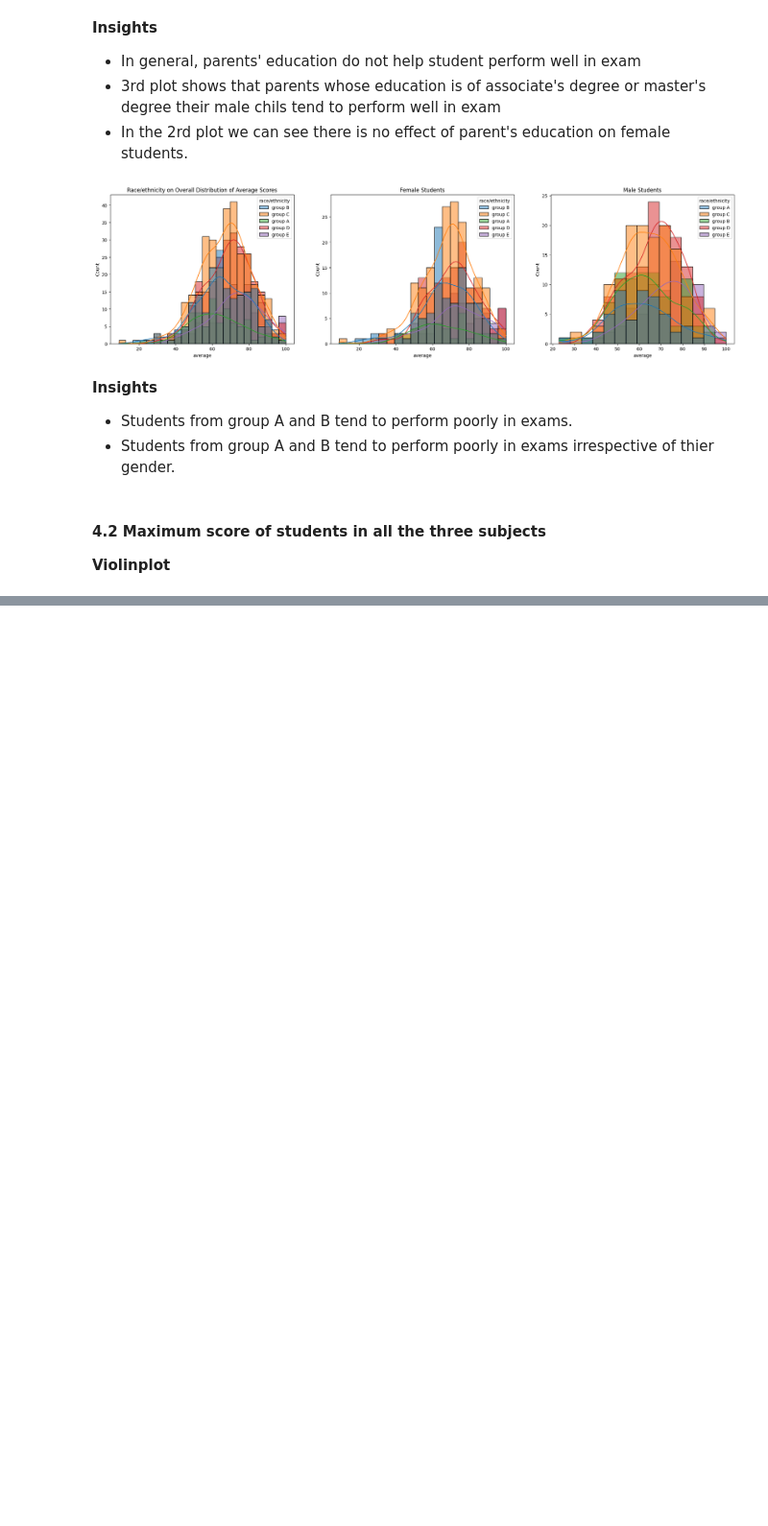
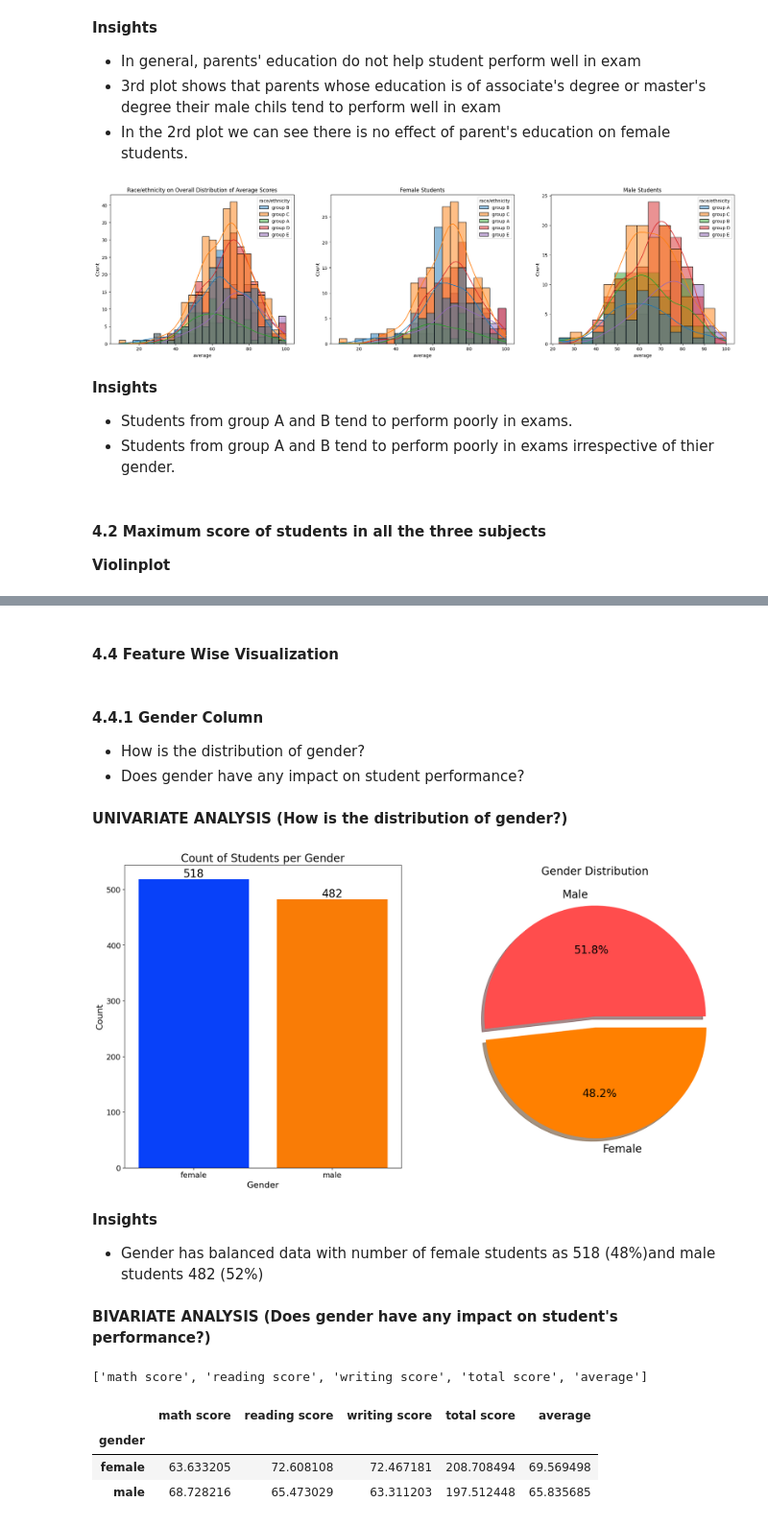
Before and after one commit to noeldalmas/mlproject, a Jupyter notebook: notebook/EDA STUDENT PERFORMANCE.ipynb, the cells around one changed output, grey strips where cells are left out. Shown at 96% size. Saved outputs shown, nothing was run; the diff lists cells and outputs as text; code cells hidden in the pictures; blank space fills up the shorter version.

```diff
--- a/notebook/EDA STUDENT PERFORMANCE.ipynb
+++ b/notebook/EDA STUDENT PERFORMANCE.ipynb
@@ -321,0 +406,60 @@ plt.show()
+# %% [markdown]
+#### 4.4 Feature Wise Visualization
+# %% [markdown]
+#### 4.4.1 Gender Column
+- How is the distribution of gender?
+- Does gender have any impact on student performance?
+# %% [markdown]
+**UNIVARIATE ANALYSIS (How is the distribution of gender?)**
+# %%
+fig, axs = plt.subplots(1, 2, figsize=(20,10))
+
+# Countplot
+sns.countplot(
+    data=df,
+    x=df['gender'],
+    palette='bright',
+    ax=axs[0],
+    saturation=0.95
+    )
+for container in axs[0].containers:
+    axs[0].bar_label(container, color='black', size=20)
+axs[0].set_title('Count of Students per Gender', fontsize=20)
+axs[0].set_xlabel('Gender', fontsize=16)
+axs[0].set_ylabel('Count', fontsize=16)
+axs[0].tick_params(axis='both', which='major', labelsize=14)
+
+# Pie chart
+plt.pie(
+    x=df['gender'].value_counts(),
+    labels=['Male', 'Female'],
+    explode=[0, 0.1],
+    autopct='%1.1f%%',
+    shadow=True,
+    colors=['#ff4d4d', '#ff8000'],
+    textprops={'fontsize': 20}
+    )
+plt.title('Gender Distribution', fontsize=20)
+
+plt.show()
+# %% [output]
+[figure, added]
+# %% [markdown]
+**Insights**
+- Gender has balanced data with number of female students as 518 (48%)and male students 482 (52%)
+# %% [markdown]
+**BIVARIATE ANALYSIS (Does gender have any impact on student's performance?)**
+# %%
+# update numerical columns
+numerical_columns = [column for column in df.columns if df[column].dtype != 'O']
+numerical_columns
+# %% [output]
+['math score', 'reading score', 'writing score', 'total score', 'average']
+# %%
+gender_group = df.groupby('gender')[numerical_columns].mean()
+gender_group
+# %% [output]
+|  | math score | reading score | writing score | total score | average |
+| gender |  |  |  |  |  |
+| female | 63.633205 | 72.608108 | 72.467181 | 208.708494 | 69.569498 |
+| male | 68.728216 | 65.473029 | 63.311203 | 197.512448 | 65.835685 |
```
Also changed, not shown: parts of 43 cells of this notebook.
